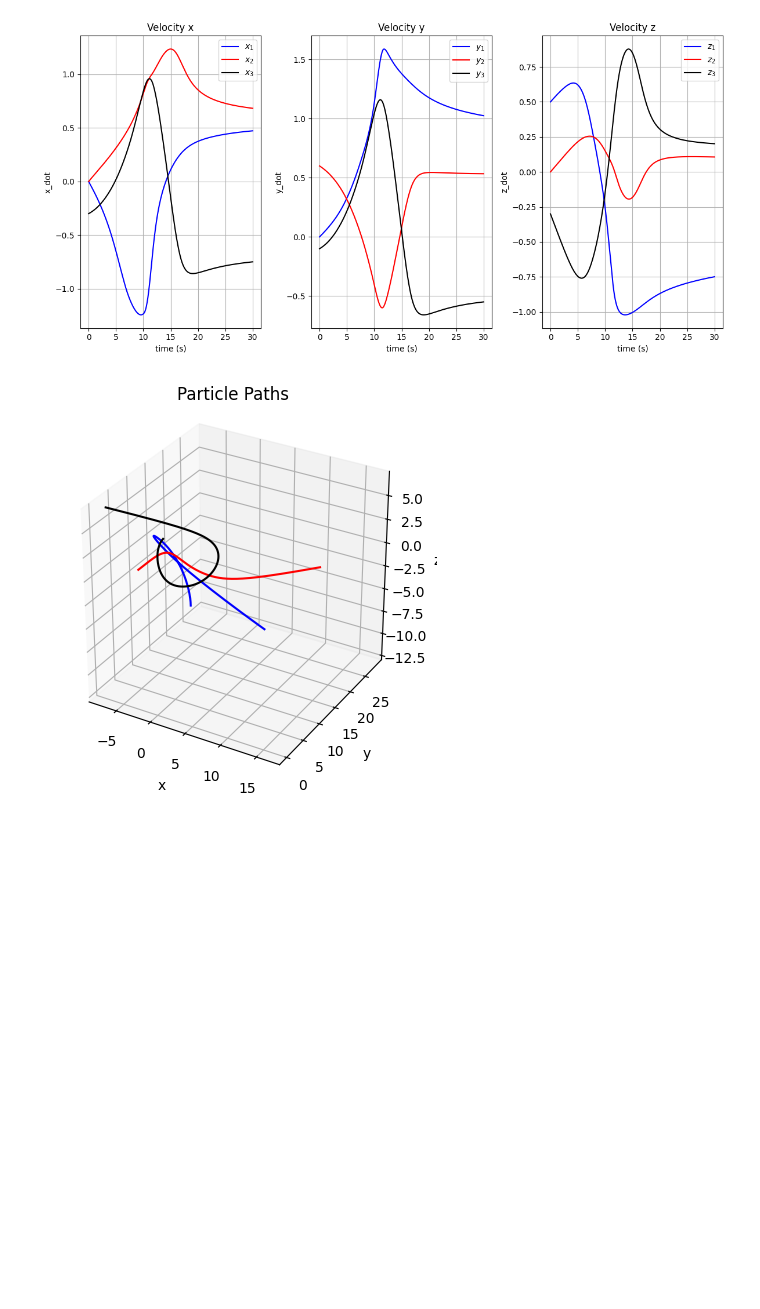
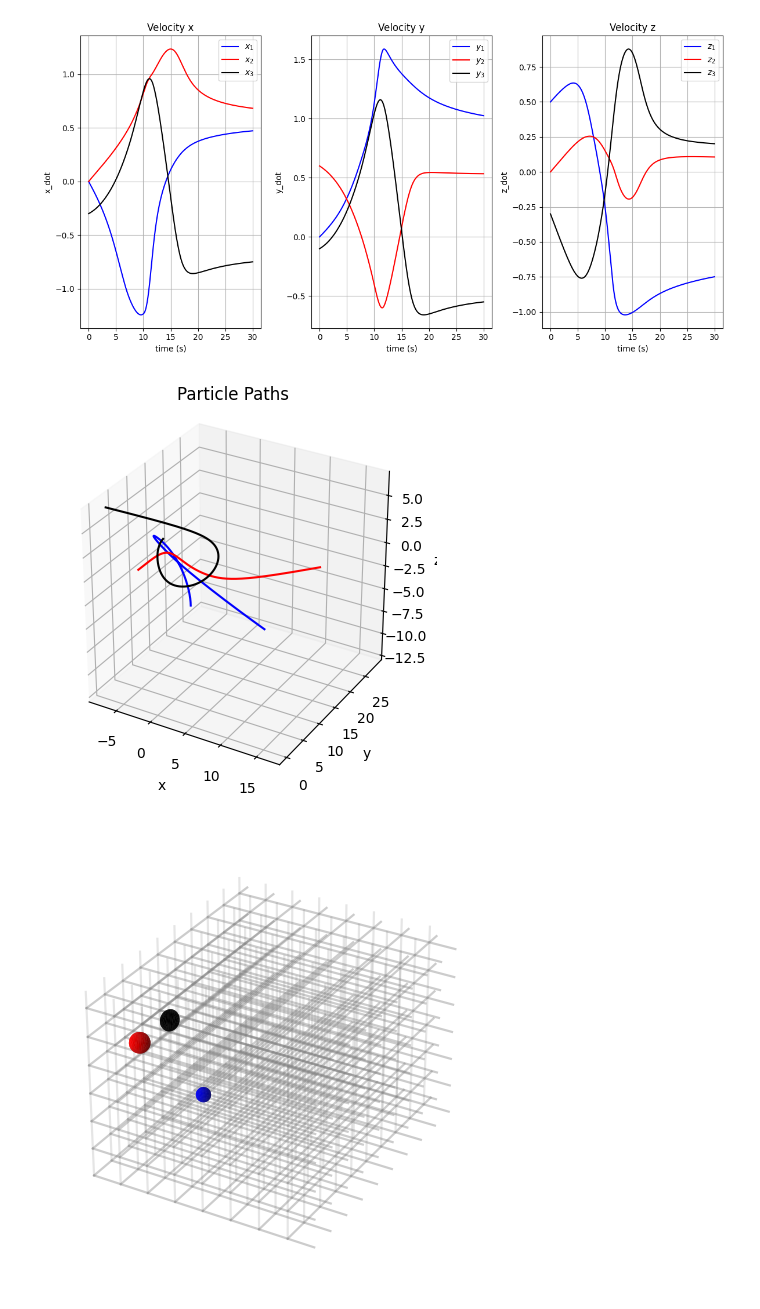
Before and after one commit to kinimodsi/Projects, a Jupyter notebook: GravitySim/GravitySim-3D-3B/GravitySim_3d_3B_sim.ipynb, the cells around one changed output. Cells and saved outputs as stored; diff of their text form; code cells hidden in the pictures; blank space fills up the shorter version.

```diff
--- a/GravitySim/GravitySim-3D-3B/GravitySim_3d_3B_sim.ipynb
+++ b/GravitySim/GravitySim-3D-3B/GravitySim_3d_3B_sim.ipynb
@@ -206,4 +206,96 @@ plt.close()
 [figure]
 [figure]
 [figure]
+# %%
+import matplotlib.animation as animation
+from PIL import Image
+from matplotlib.lines import Line2D
+from matplotlib.transforms import Affine2D
+from matplotlib.patches import Circle
+from tqdm import tqdm
+from tqdm.notebook import tqdm_notebook
+
+
+#snapshot:
+fig = plt.figure()
+ax = fig.add_subplot(111, projection='3d',aspect='equal')
+def calc_min_max(V_1,V_2,V_3):
+    return min(min(V_1),min(V_2),min(V_3)), max(max(V_1),max(V_2),max(V_3))
+def axis_length(V_1,V_2,V_3):
+    l=calc_min_max(V_1,V_2,V_3)[1]-calc_min_max(V_1,V_2,V_3)[0]
+    return l
+x_lims = calc_min_max(x_1,x_2,x_3)
+y_lims = calc_min_max(y_1,y_2,y_3)
+z_lims = calc_min_max(z_1,z_2,z_3)
+x_length = axis_length(x_1,x_2,x_3)
+y_length = axis_length(y_1,y_2,y_3)
+z_length = axis_length(z_1,z_2,z_3)
+
+
+def define_axis(axs,spacing):
+    ax.set_xlim(x_lims)
+    ax.set_ylim(y_lims)
+    ax.set_zlim(z_lims)
+    # ax.set_xlabel('x')
+    # ax.set_ylabel('y')
+    # ax.set_zlabel('z')
+    ax.set_box_aspect([x_length,y_length,z_length])
+    ax.set_xticklabels([])
+    ax.set_yticklabels([])
+    ax.set_zticklabels([])
+    ax.set_axis_off()
+
+    axs.set_xlabel('x')
+    axs.set_ylabel('y')
+    axs.set_zlabel('z')
+    #makegrid
+    def makegrid(spc):
+        x = np.arange(x_lims[0],x_lims[1], spc)
+        y = np.arange(y_lims[0],y_lims[1], spc)
+        z = np.arange(z_lims[0],z_lims[1], spc)
+        return x,y,z
+    x,y,z = makegrid(spacing)
+
+    for xi in (x):
+        for yi in (y):
+            axs.plot([xi,xi],[yi,yi],[z_lims[0],z_lims[1]],color='grey', alpha=0.2,linewidth=(1/15)*x_length)
+
+    for yi in (y):
+        for zi in (z):
+            axs.plot([x_lims[0],x_lims[1]],[yi,yi],[zi,zi],color='grey', alpha=0.4,linewidth=(1/15)*x_length)
+
+    for xi in (x):
+        for zi in (z):
+            axs.plot([xi,xi],[y_lims[0],y_lims[1]],[zi,zi],color='grey', alpha=0.4,linewidth=(1/15)*x_length)
+
+define_axis(ax,3)
+
+s_1= (m_1/max([m_1,m_2,m_3]))**(1/3)*1
+s_2= (m_2/max([m_1,m_2,m_3]))**(1/3)*1
+s_3= (m_3/max([m_1,m_2,m_3]))**(1/3)*1
+
+
+
+u = np.linspace(0, 2 * np.pi, sphere_verts)
+v = np.linspace(0, np.pi, sphere_verts)
+x_sphere1 = s_1 * np.outer(np.cos(u), np.sin(v))
+y_sphere1 = s_1 * np.outer(np.sin(u), np.sin(v))
+z_sphere1 = s_1 * np.outer(np.ones(np.size(u)), np.cos(v))
+sphere1 = ax.plot_surface(x_sphere1+ x_1_0, y_sphere1+ y_1_0, z_sphere1+ z_1_0, color='b')
+
+x_sphere2 = s_2 * np.outer(np.cos(u), np.sin(v))
+y_sphere2 = s_2 * np.outer(np.sin(u), np.sin(v))
+z_sphere2 = s_2 * np.outer(np.ones(np.size(u)), np.cos(v))
+sphere2 = ax.plot_surface(x_sphere2+ x_2_0, y_sphere2+ y_2_0, z_sphere2+ z_2_0, color='r')
+
+x_sphere3 = s_3 * np.outer(np.cos(u), np.sin(v))
+y_sphere3 = s_3 * np.outer(np.sin(u), np.sin(v))
+z_sphere3 = s_3 * np.outer(np.ones(np.size(u)), np.cos(v))
+sphere2 = ax.plot_surface(x_sphere3+ x_3_0, y_sphere2+ y_3_0, z_sphere2+ z_3_0, color='black')
+
+plt.tight_layout()
+plt.savefig('gravity_sim_3d_3b.png')
+plt.show()
+# %% [output]
+[figure, added]
 # %%
```
Also changed, not shown: parts of 2 cells of this notebook, 2 other files.
